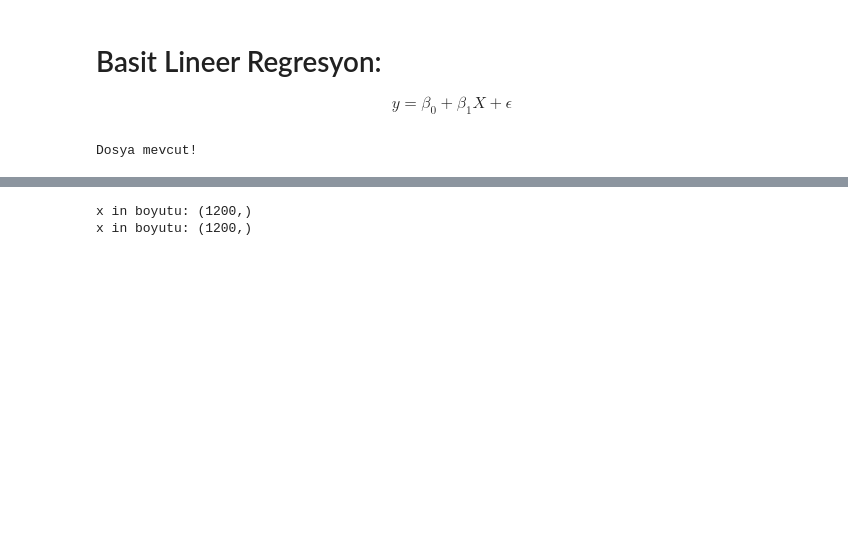
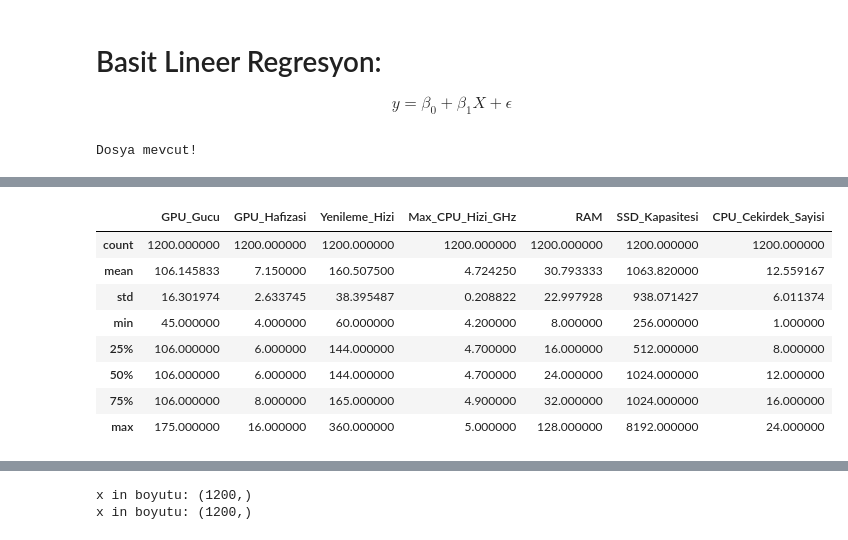
Before and after one commit to ikriyusuf/Laptop-Price-Prediction, a Jupyter notebook: data_model.ipynb, the cells around one changed output, grey strips where cells are left out. Cells and saved outputs as stored; diff of their text form; code cells hidden in the pictures; blank space fills up the shorter version.

```diff
--- a/data_model.ipynb
+++ b/data_model.ipynb
@@ -58,3 +46,21 @@ df.describe()
+# %%
+# df.describe() çıktısını tablo formatında gösterme
+desc = df.describe()
+
+# Jupyter Notebook ortamında tabloyu düzgün şekilde göstermek için display kullanabilirsiniz
+from IPython.display import display
+display(desc)
+desc.to_csv('describe_output.csv')
+# %% [output]
+|  | GPU_Gucu | GPU_Hafizasi | Yenileme_Hizi | Max_CPU_Hizi_GHz | RAM | SSD_Kapasitesi | CPU_Cekirdek_Sayisi |
+| count | 1200.000000 | 1200.000000 | 1200.000000 | 1200.000000 | 1200.000000 | 1200.000000 | 1200.000000 |
+| mean | 106.145833 | 7.150000 | 160.507500 | 4.724250 | 30.793333 | 1063.820000 | 12.559167 |
+| std | 16.301974 | 2.633745 | 38.395487 | 0.208822 | 22.997928 | 938.071427 | 6.011374 |
+| min | 45.000000 | 4.000000 | 60.000000 | 4.200000 | 8.000000 | 256.000000 | 1.000000 |
+| 25% | 106.000000 | 6.000000 | 144.000000 | 4.700000 | 16.000000 | 512.000000 | 8.000000 |
+| 50% | 106.000000 | 6.000000 | 144.000000 | 4.700000 | 24.000000 | 1024.000000 | 12.000000 |
+| 75% | 106.000000 | 8.000000 | 165.000000 | 4.900000 | 32.000000 | 1024.000000 | 16.000000 |
+| max | 175.000000 | 16.000000 | 360.000000 | 5.000000 | 128.000000 | 8192.000000 | 24.000000 |
 # %%
 data = df[["SSD_Kapasitesi","Fiyat"]]
 
```
Also changed, not shown: parts of 18 cells of this notebook, 4 other files.
